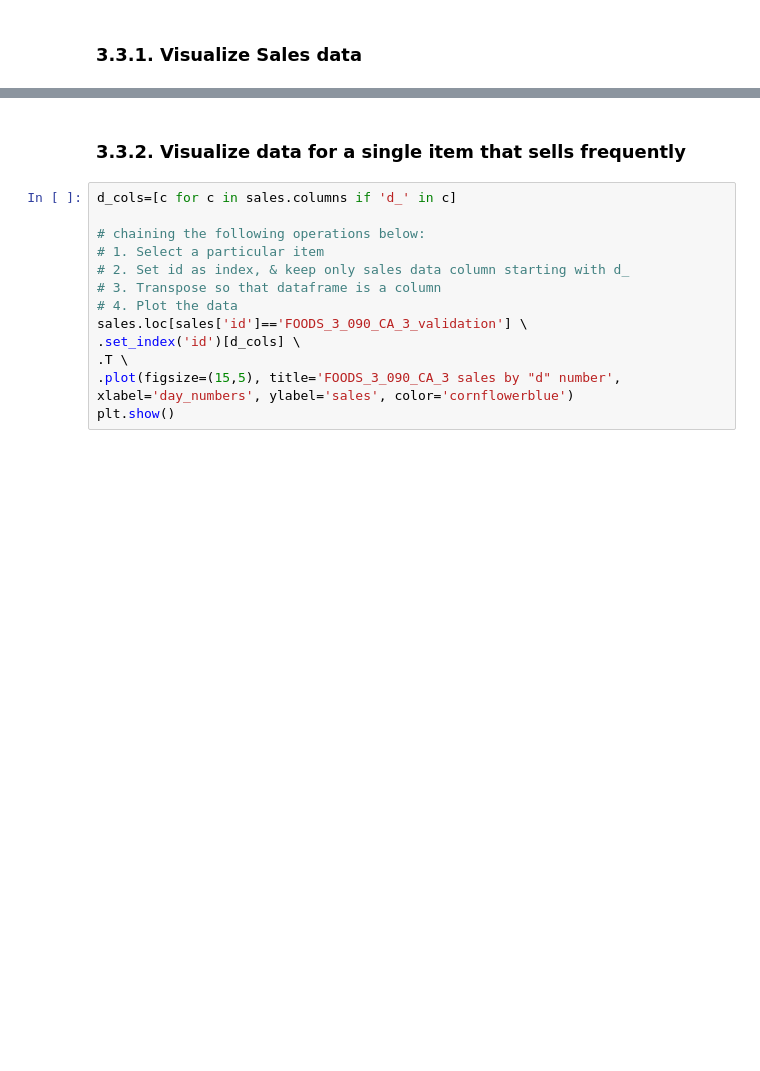
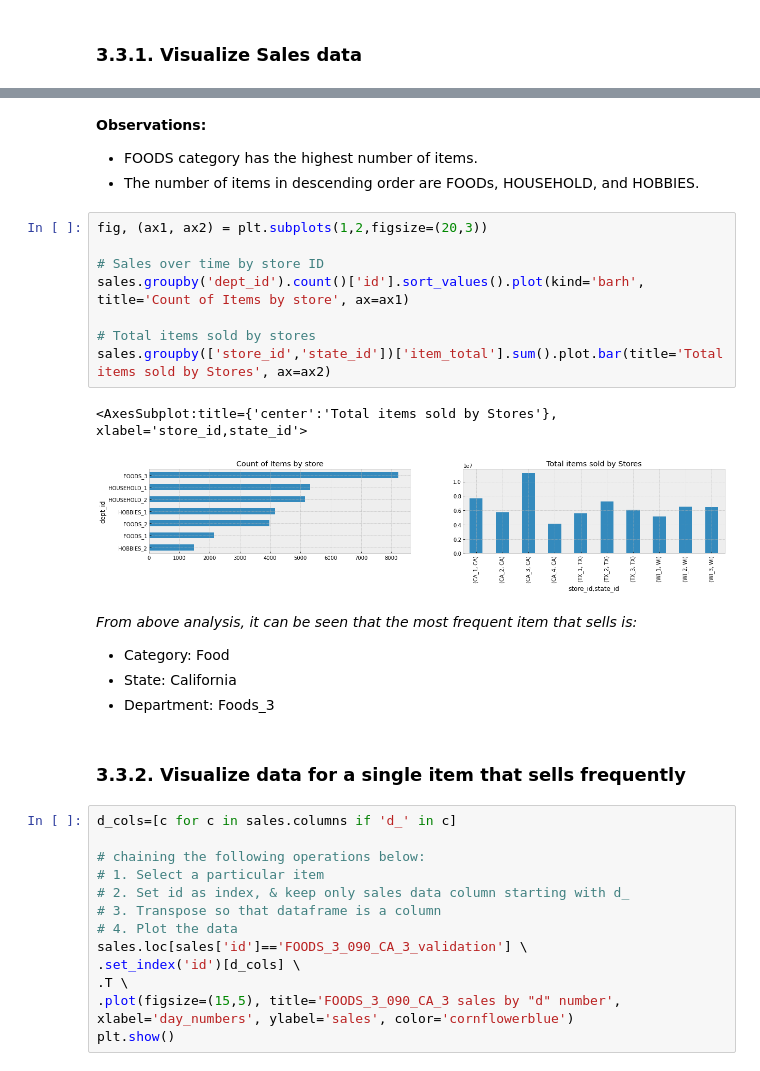
Before and after one commit to jmiller558/Capstone, a Jupyter notebook: Inventory-Planner-EDA.ipynb, the cells around one changed output, grey strips where cells are left out. Cells and saved outputs as stored; diff of their text form; blank space fills up the shorter version.

```diff
--- a/Inventory-Planner-EDA.ipynb
+++ b/Inventory-Planner-EDA.ipynb
@@ -236,3 +204,25 @@ sales.groupby(['store_id','state_id'])['item_total'].sum().plot.bar(title='Total
+# %% [markdown]
+**Observations:**
+
+- FOODS category has the highest number of items.
+- The number of items in descending order are FOODs, HOUSEHOLD, and HOBBIES.
+# %%
+fig, (ax1, ax2) = plt.subplots(1,2,figsize=(20,3))
+
+# Sales over time by store ID
+sales.groupby('dept_id').count()['id'].sort_values().plot(kind='barh', title='Count of Items by store', ax=ax1)
+
+# Total items sold by stores
+sales.groupby(['store_id','state_id'])['item_total'].sum().plot.bar(title='Total items sold by Stores', ax=ax2)
+# %% [output]
+<AxesSubplot:title={'center':'Total items sold by Stores'}, xlabel='store_id,state_id'>
+[figure, added]
+# %% [markdown]
+*From above analysis, it can be seen that the most frequent item that sells is:*
+
+- Category: Food
+- State: California
+- Department: Foods_3
 # %% [markdown]
 ### 3.3.2. Visualize data for a single item that sells frequently
 # %%
```
Also changed, not shown: parts of 55 cells of this notebook.
